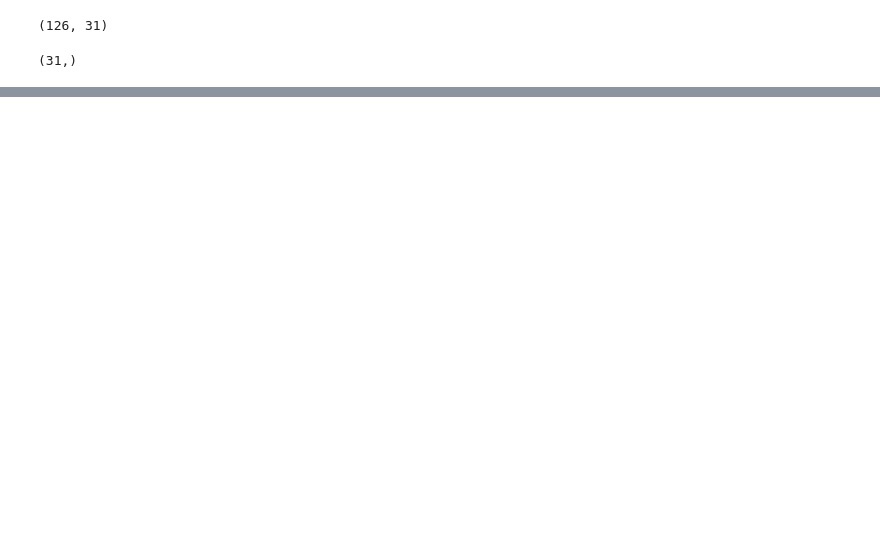
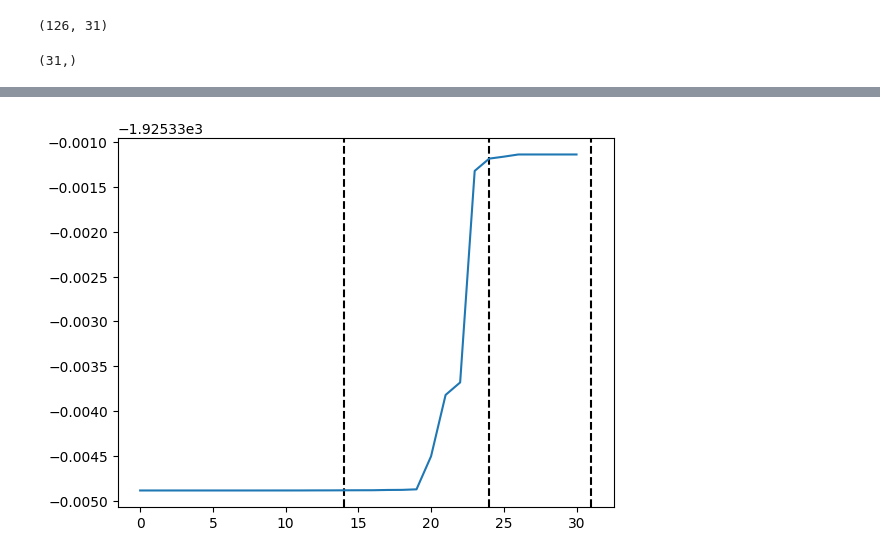
Before and after one commit to UCL-CCS/Nbed, a Jupyter notebook: pfas.ipynb, the cells around one changed output, grey strips where cells are left out. Drawn from its saved outputs; the diff is of its cells as text; code cells hidden in the pictures; blank space fills up the shorter version.

```diff
--- a/pfas.ipynb
+++ b/pfas.ipynb
@@ -159,0 +215,12 @@ E(CCSD) = 2982.664443624374  E_corr = 0
+# %%
+import matplotlib.pyplot as plt
+
+# full = energies[0]
+# plt.axhline(y=1.6e-3, linestyle=":", color="green")
+# plt.axhline(y=basic_cc.e_tot, linestyle="--", color="black")
+for shell in driver.localized_system.shells:
+    plt.axvline(x=shell, linestyle="--", color="black")
+plt.plot(range(len(energies)), energies)
+plt.show()
+# %% [output]
+[figure, added]
```
Also changed, not shown: parts of 19 cells of this notebook.
